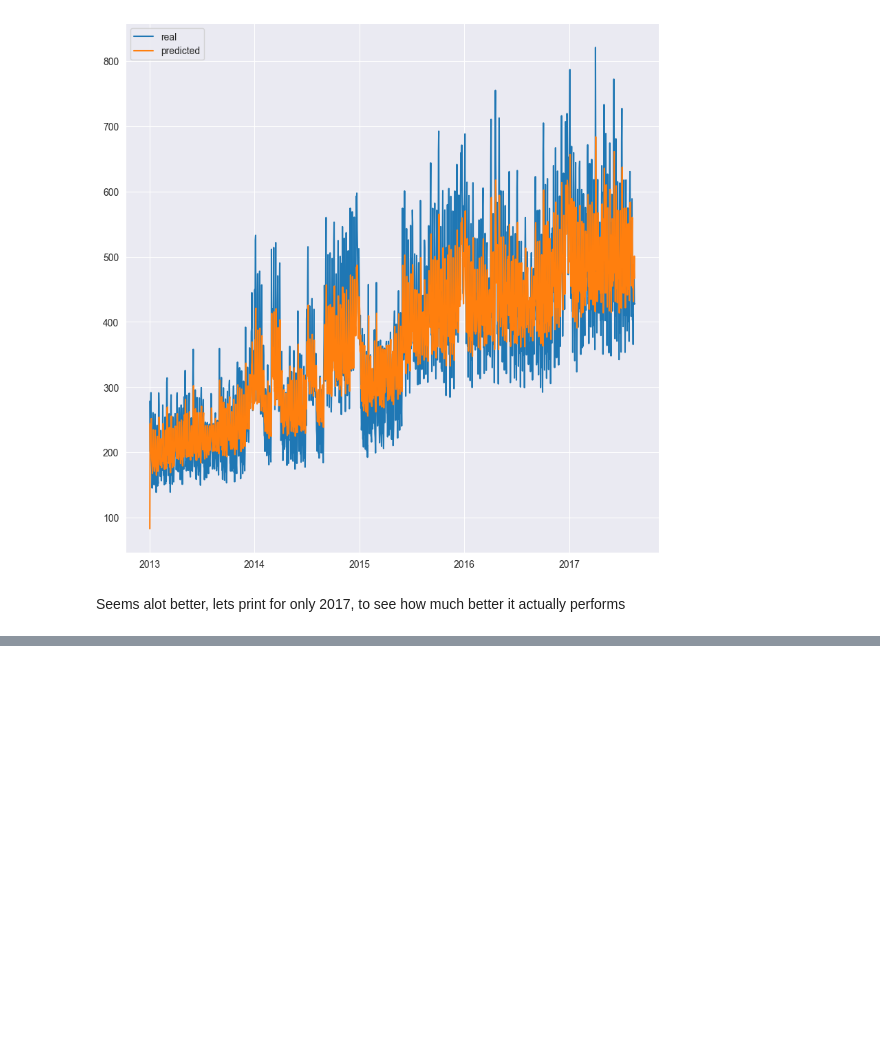
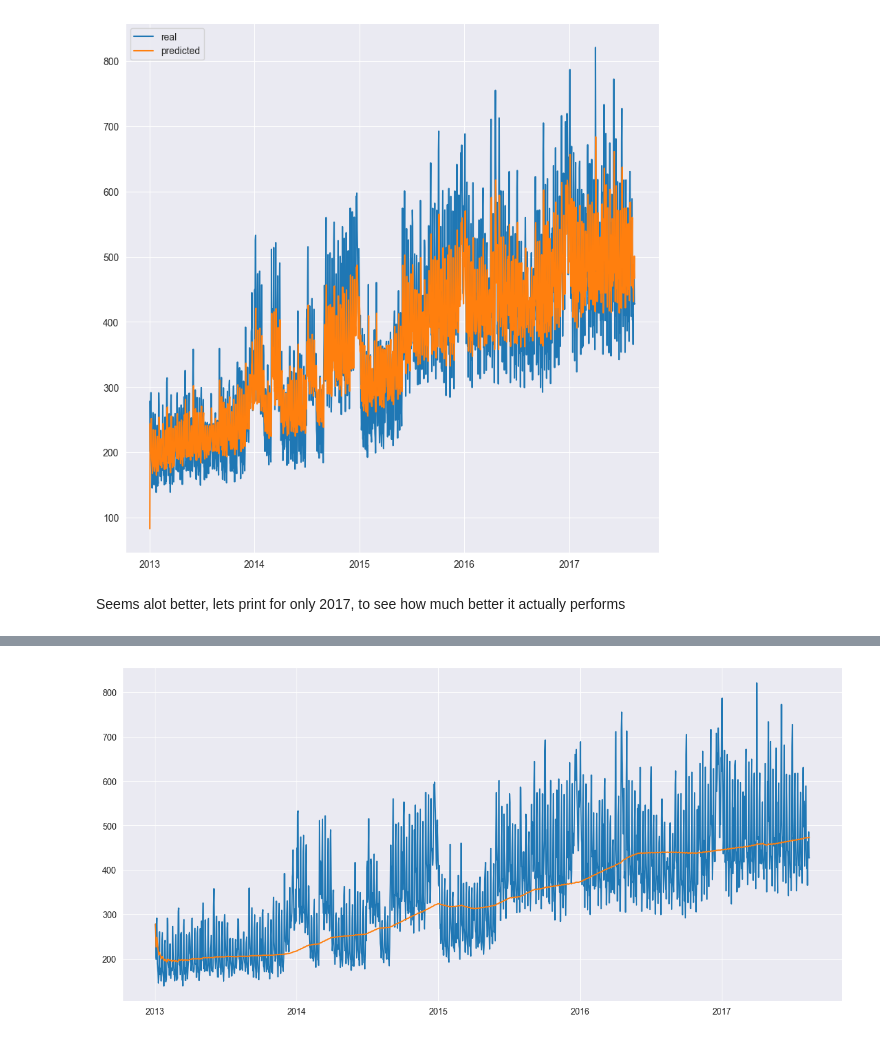
Before and after one commit to ErlingAmundsen/seasonality_prediction, a Jupyter notebook: preds.ipynb, the cells around one changed output, grey strips where cells are left out. Drawn from its saved outputs; the diff is of its cells as text; code cells hidden in the pictures; blank space fills up the shorter version.

```diff
--- a/preds.ipynb
+++ b/preds.ipynb
@@ -220,0 +205,27 @@ Text(0.5, 1.0, 'Many delays, r2: 0.7318478262704247')
+# %%
+## We see that a small window size does not capture the trend of the data (we want more)
+## lets try with a larger window size
+x = data.copy()
+average_365 = x['sales'].rolling(
+    window=365, # window size
+    min_periods= 1, ## Need this amount of data to calc the average
+    center = False, ## is the weighted average in the center or the end (we want end) if not we would use future avg price to predict past
+    win_type = None, ## Weighing points based on position
+).mean()
+
+x['average'] = average_365
+
+fig, ax = plt.subplots(1,1, figsize=(15,7))
+ax.plot(x['sales'], label='real')
+ax.plot(x['average'], label='predicted')
+
+## also making a 30 day average for later use
+x = data.copy()
+average_30 = x['sales'].rolling(
+    window=30, # window size
+    min_periods= 1, ## Need this amount of data to calc the average
+    center = False, ## is the weighted average in the center or the end (we want end) if not we would use future avg price to predict past
+    win_type = None, ## Weighing points based on position
+).mean()
+# %% [output]
+[figure, added]
```
Also changed, not shown: parts of 7 cells of this notebook, 1 other file.
